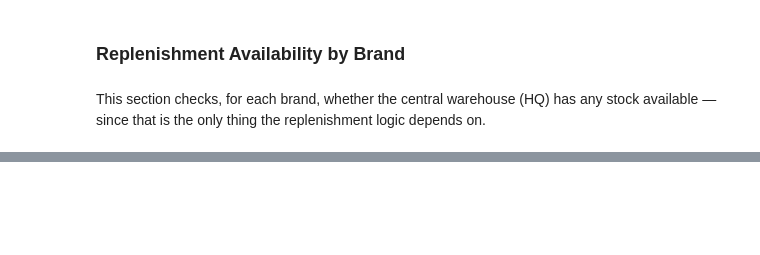
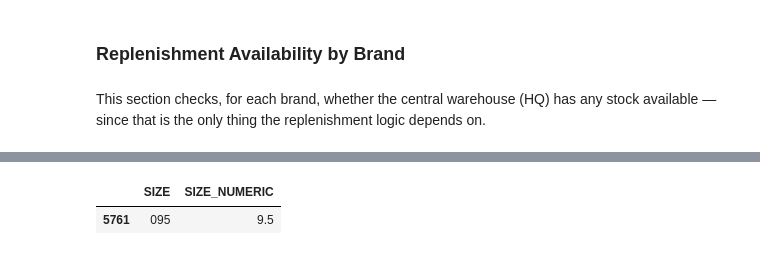
Before and after one commit to nelsonp55/stock-replenishment-assistant, a Jupyter notebook: notebooks/eda_final_project.ipynb, the cells around one changed output, grey strips where cells are left out. Drawn from its saved outputs; the diff is of its cells as text; code cells hidden in the pictures; blank space fills up the shorter version.

```diff
--- a/notebooks/eda_final_project.ipynb
+++ b/notebooks/eda_final_project.ipynb
@@ -354,0 +538,8 @@ plt.show()
+# %%
+# brands that exist in at least one of the 6 stores (excludes hq)
+relevant_brands = df_work[df_work['STORE_ID'] != '1-HQ']['BRAND'].unique()
+
+# filter the whole df_work (stores + hq) to keep only relevant brands
+df_work = df_work[df_work['BRAND'].isin(relevant_brands)].copy()
+
+df_work['BRAND'].nunique()
@@ -354,0 +629,30 @@ plt.show()
+# %%
+# convert every SIZE format into a single numeric scale (see rules above)
+# note: kids Y/C codes (US sizing) are stripped of their letter and kept as-is,
+# not equivalent to EU adult sizing, but included as a documented simplification
+def convert_size_final(raw):
+    s = str(raw).strip()
+    if re.fullmatch(r'\d+,\d+', s):
+        return float(s.replace(',', '.'))
+    if re.fullmatch(r'\d+\.\d+', s):
+        return float(s)
+    if re.fullmatch(r'\d+-\d+', s):
+        a, b = s.split('-')
+        return (float(a) + float(b)) / 2
+    if re.fullmatch(r'\d{4}', s):
+        a, b = s[:2], s[2:]
+        return (float(a) + float(b)) / 2
+    if re.fullmatch(r'\d{3}', s):
+        return int(s) / 10
+    if re.fullmatch(r'\d{1,2}', s):
+        return float(s)
+    if re.fullmatch(r'\d+(\.\d+)?[YC]', s):
+        return float(s[:-1])
+    return np.nan
+
+df_work['SIZE_NUMERIC'] = df_work['SIZE'].apply(convert_size_final)
+
+# validation: confirm no impossible shoe sizes remain, and count what's left unconverted
+print('Max size:', df_work['SIZE_NUMERIC'].max())
+print('Unconverted rows:', df_work['SIZE_NUMERIC'].isna().sum())
+df_work[df_work['SIZE_NUMERIC'].isna()]['SIZE'].value_counts()
@@ -354,0 +681,8 @@ plt.show()
+# %%
+df_work[
+    (df_work['BRAND'].str.contains('On', case=False, na=False)) &
+    (df_work['SIZE'].astype(str).isin(['095', '9.5', '9,5', '9']))
+][['SIZE', 'SIZE_NUMERIC']].drop_duplicates()
+# %% [output]
+|  | SIZE | SIZE_NUMERIC |
+| 5761 | 095 | 9.5 |
```
Also changed, not shown: parts of 45 cells of this notebook.
